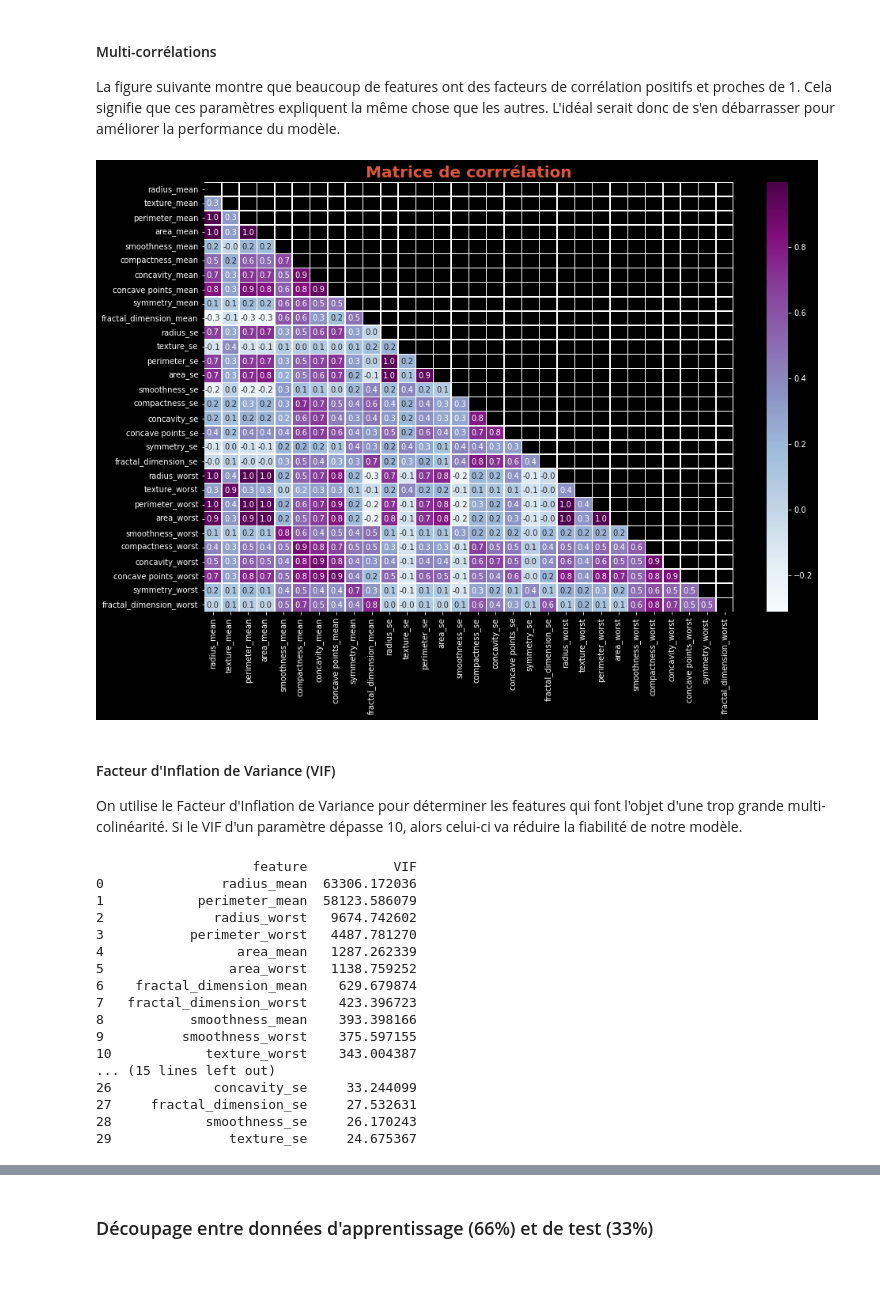
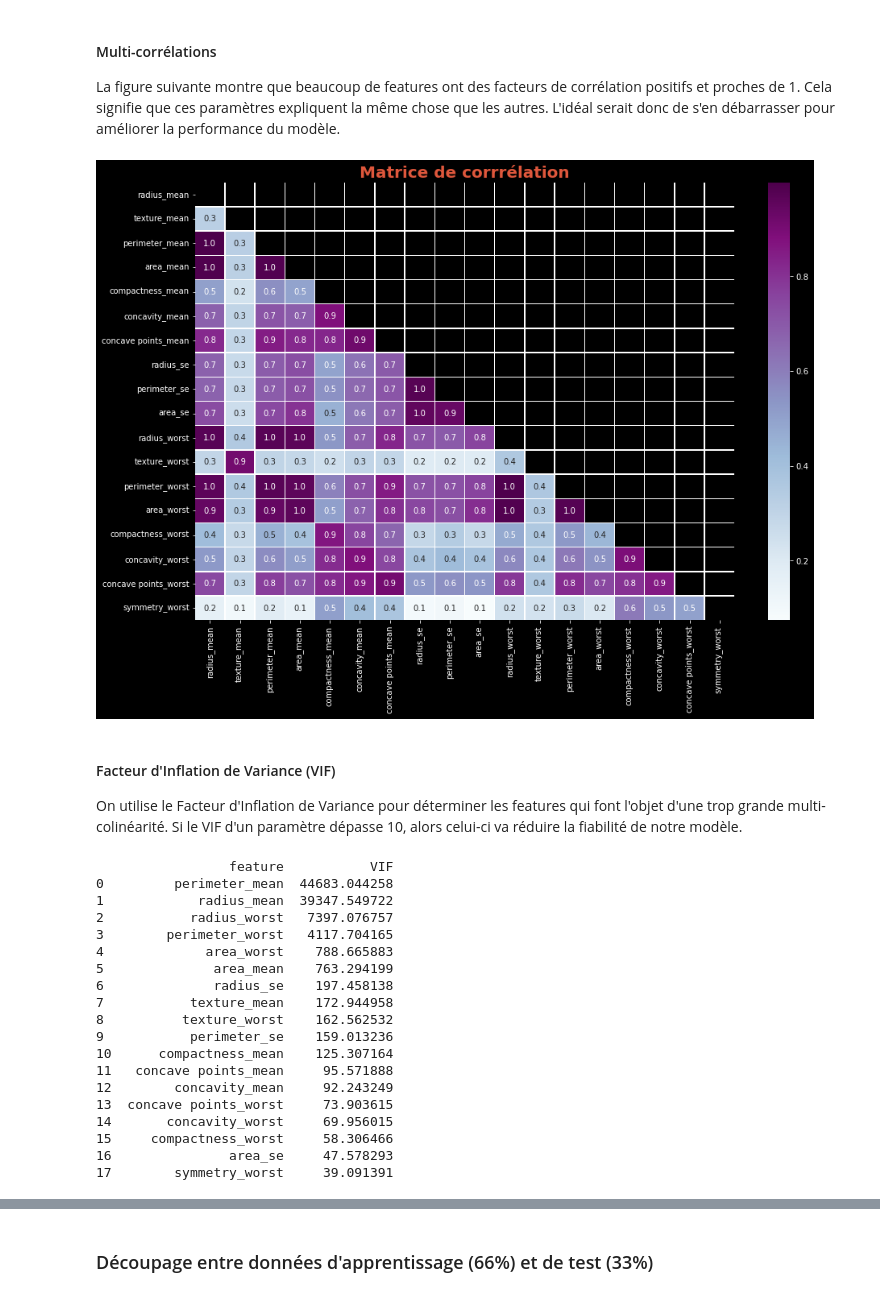
Before and after one commit to Erebz/DataScience, a Jupyter notebook: TP_BreastCancer.ipynb, the cells around one changed output, grey strips where cells are left out. Saved outputs shown, nothing was run; the diff lists cells and outputs as text; code cells hidden in the pictures.

```diff
--- a/TP_BreastCancer.ipynb
+++ b/TP_BreastCancer.ipynb
@@ -84,30 +83,38 @@ for i, c in enumerate(X.columns):
     axs[i].set_xlabel(c, fontsize=15)
 # %% [output]
 [figure]
+# %%
+# Sélection visuelle :
+drop_features_hist = []
+drop_features_hist.extend(['smoothness_mean', 'symmetry_mean', 'fractal_dimension_mean'])
+drop_features_hist.extend(['texture_se', 'smoothness_se', 'compactness_se', 'concavity_se', 'concave points_se', 'symmetry_se', 'fractal_dimension_se'])
+drop_features_hist.extend(['smoothness_worst', 'fractal_dimension_worst'])
+
+X_selected_hist = X.drop(drop_features_hist, axis=1)
 # %% [markdown]
 #### Multi-corrélations
 La figure suivante montre que beaucoup de features ont des facteurs de corrélation positifs et proches de 1. Cela signifie que ces paramètres expliquent la même chose que les autres. L'idéal serait donc de s'en débarrasser pour améliorer la performance du modèle.
 # %%
-correlations = X.corr()
+correlations = X_selected_hist.corr()
 masque = np.triu(np.ones_like(correlations, dtype = bool))
 
 plt.figure(figsize=(15, 10))
 sns.heatmap(correlations,
             mask = masque,
             cmap = 'BuPu',
             annot = True,
             linewidths = 0.5,
             fmt = ".1f")
 
 plt.title('Matrice de corrrélation',
           fontsize = 20,
           weight = 'semibold',
           color = '#de573c'
          )
 
 plt.show()
 # %% [output]
-[figure, old version]
+[figure, new version]
 # %% [markdown]
 #### Facteur d'Inflation de Variance (VIF)
 On utilise le Facteur d'Inflation de Variance pour déterminer les features qui font l'objet d'une trop grande multi-colinéarité. Si le VIF d'un paramètre dépasse 10, alors celui-ci va réduire la fiabilité de notre modèle.
@@ -118,25 +125,27 @@ def VIF(df):
     vif['VIF'] = [variance_inflation_factor(df.values, col) for col in range(len(df.columns))]
     return vif
 
-vif_df = VIF(X).sort_values('VIF', ascending = False, ignore_index = True)
+vif_df = VIF(X_selected_hist).sort_values('VIF', ascending = False, ignore_index = True)
 print(vif_df)
 # %% [output]
-                    feature           VIF
-0               radius_mean  63306.172036
-1            perimeter_mean  58123.586079
-2              radius_worst   9674.742602
-3           perimeter_worst   4487.781270
-4                 area_mean   1287.262339
-5                area_worst   1138.759252
-6    fractal_dimension_mean    629.679874
-7   fractal_dimension_worst    423.396723
-8           smoothness_mean    393.398166
-9          smoothness_worst    375.597155
-10            texture_worst    343.004387
-... (15 lines left out)
-26             concavity_se     33.244099
-27     fractal_dimension_se     27.532631
-28            smoothness_se     26.170243
-29               texture_se     24.675367
+                 feature           VIF
+0         perimeter_mean  44683.044258
+1            radius_mean  39347.549722
+2           radius_worst   7397.076757
+3        perimeter_worst   4117.704165
+4             area_worst    788.665883
+5              area_mean    763.294199
+6              radius_se    197.458138
+7           texture_mean    172.944958
+8          texture_worst    162.562532
+9           perimeter_se    159.013236
+10      compactness_mean    125.307164
+11   concave points_mean     95.571888
+12        concavity_mean     92.243249
+13  concave points_worst     73.903615
+14       concavity_worst     69.956015
+15     compactness_worst     58.306466
+16               area_se     47.578293
+17        symmetry_worst     39.091391
 # %% [markdown]
 Les valeurs sont toutes grandement supérieures à 5 (borne acceptable). On peut choisir de conserver les features dont le VIF ne dépasse pas 10000.
```
Also changed, not shown: parts of 23 cells of this notebook.
